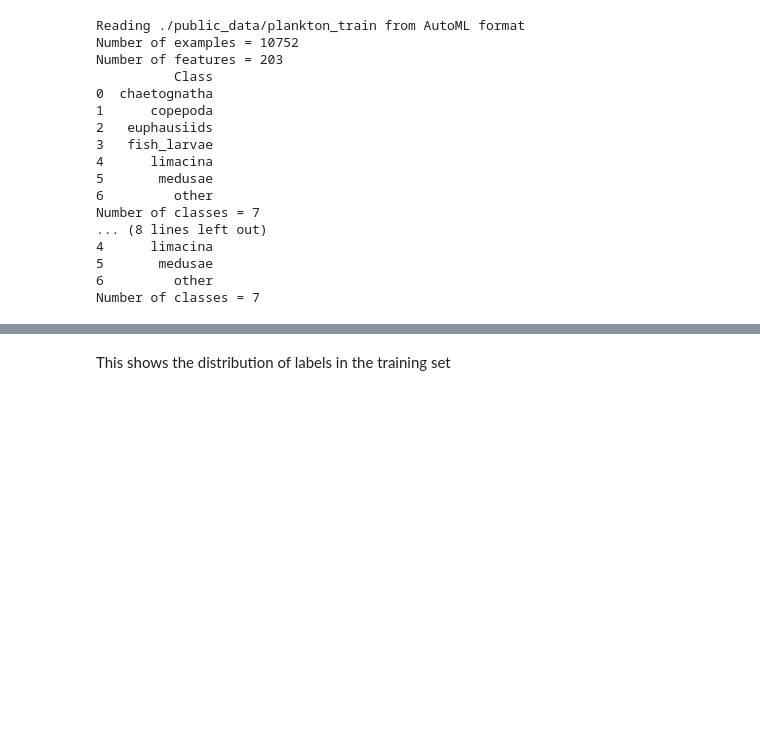
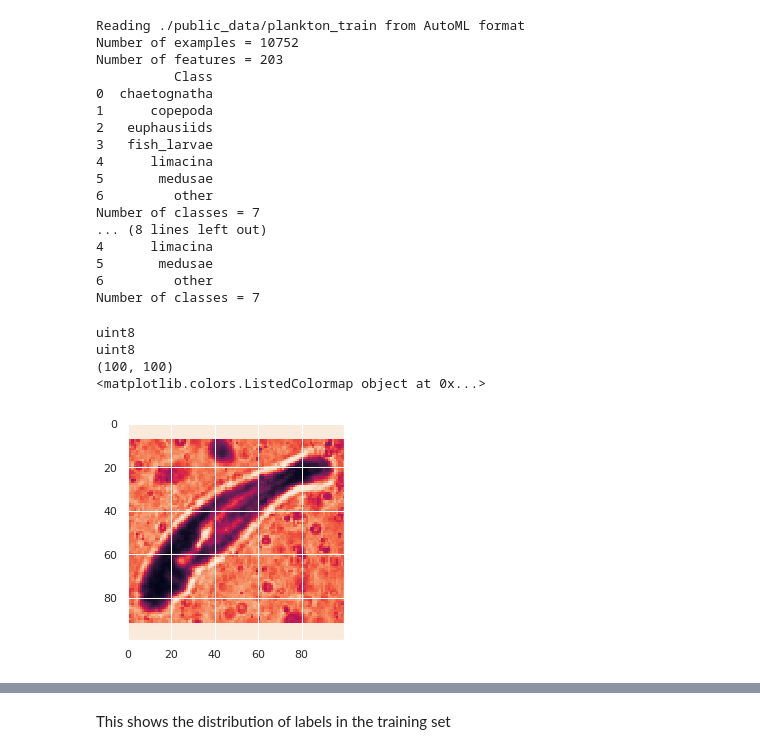
Before and after one commit to George-Marchment/OCEAN, a Jupyter notebook: starting_kit/README_preprocessing.ipynb, the cells around one changed output, grey strips where cells are left out. Drawn from its saved outputs; the diff is of its cells as text; code cells hidden in the pictures; blank space fills up the shorter version.

```diff
--- a/starting_kit/README_preprocessing.ipynb
+++ b/starting_kit/README_preprocessing.ipynb
@@ -126,3 +126,23 @@ Number of classes = 7
 5       medusae
 6         other
 Number of classes = 7
+# %%
+imgSampleData = rawData.iloc[15,:-1]
+imgSampleData = np.array(imgSampleData,dtype = np.uint8)
+imgSampleData.shape
+imgSampleData = np.resize(imgSampleData,(100,100))
+print(imgSampleData.dtype)
+from matplotlib import image
+from matplotlib import pyplot
+print(imgSampleData.dtype)
+print(imgSampleData.shape)
+
+pyplot.imshow(imgSampleData).cmap
+print(pyplot.imshow(imgSampleData).cmap)
+pyplot.show()
+# %% [output]
+uint8
+uint8
+(100, 100)
+<matplotlib.colors.ListedColormap object at 0x...>
+[figure, added]
```
Also changed, not shown: parts of 14 cells of this notebook.
